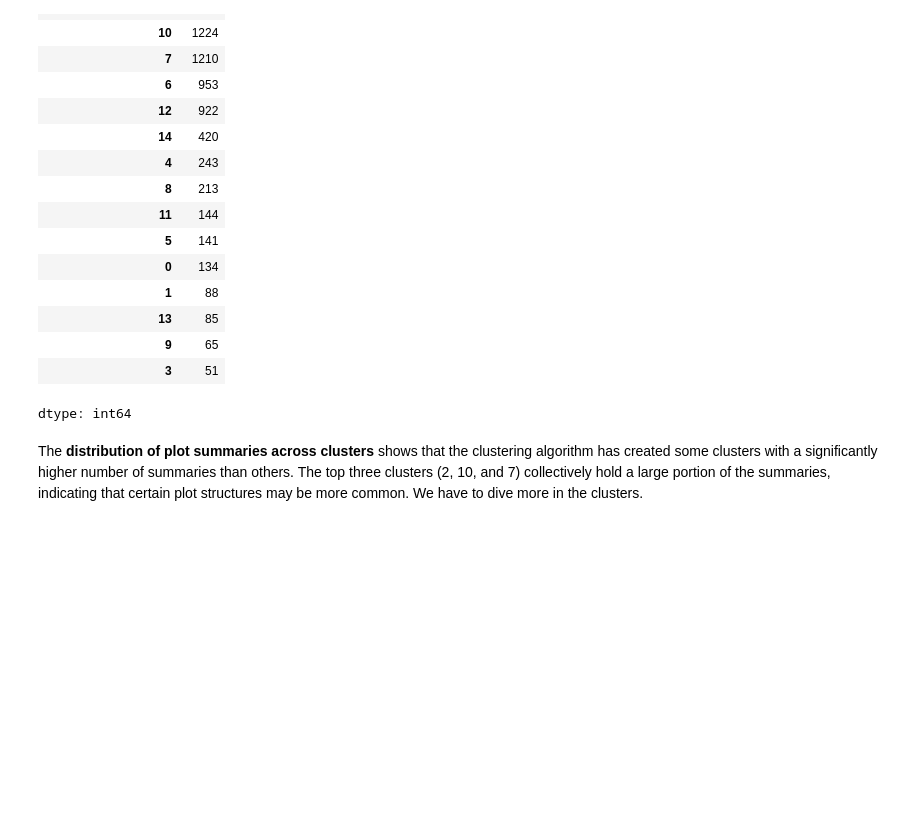
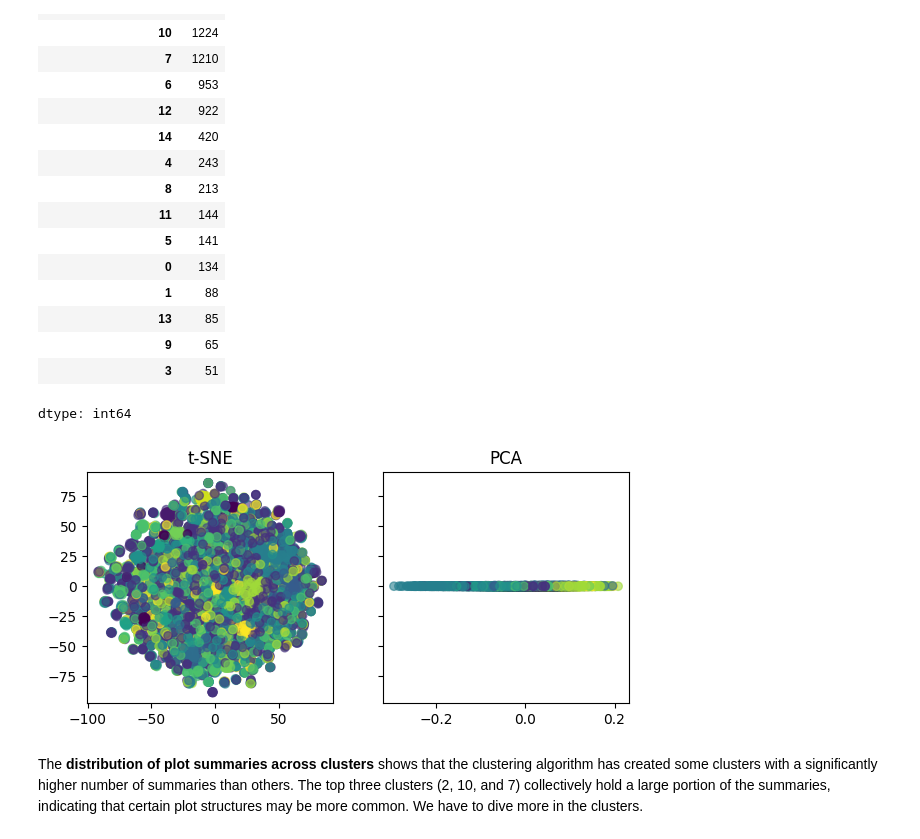
Before and after one commit to arthurEpfl/CMU_MovieCorpus_Data_Analysis, a Jupyter notebook: src/summaries.ipynb, the cells around one changed output. Cells and saved outputs as stored; diff of their text form; code cells hidden in the pictures; blank space fills up the shorter version.

```diff
--- a/src/summaries.ipynb
+++ b/src/summaries.ipynb
@@ -144,6 +135,26 @@ common_summaries['plot_structure_cluster'].value_counts()
 | 9 | 65 |
 | 3 | 51 |
 dtype: int64
+# %%
+X_reduced_tsne = TSNE(n_components=2, init='random', learning_rate='auto', random_state=0).fit_transform(combined_matrix)
+X_reduced_pca = PCA(n_components=2).fit(combined_matrix).transform(combined_matrix)
+# %%
+fig, axs = plt.subplots(1, 2, figsize=(7,3), sharey=True)
+
+# Cluster the data in 3 groups
+labels = common_summaries['plot_structure_cluster']
+
+# Plot the data reduced in 2d space with t-SNE
+axs[0].scatter(X_reduced_tsne[:,0], X_reduced_tsne[:,1], c=labels, alpha=0.6)
+axs[0].set_title("t-SNE")
+
+# Plot the data reduced in 2d space with PCA
+axs[1].scatter(X_reduced_pca[:,0], X_reduced_pca[:,1], c=labels, alpha=0.6)
+axs[1].set_title("PCA")
+
+plt.show()
+# %% [output]
+[figure, added]
 # %% [markdown]
 The **distribution of plot summaries across clusters** shows that the clustering algorithm has created some clusters with a significantly higher number of summaries than others. The top three clusters (2, 10, and 7) collectively hold a large portion of the summaries, indicating that certain plot structures may be more common. We have to dive more in the clusters.
 # %% [markdown]
```
Also changed, not shown: parts of 39 cells of this notebook.
